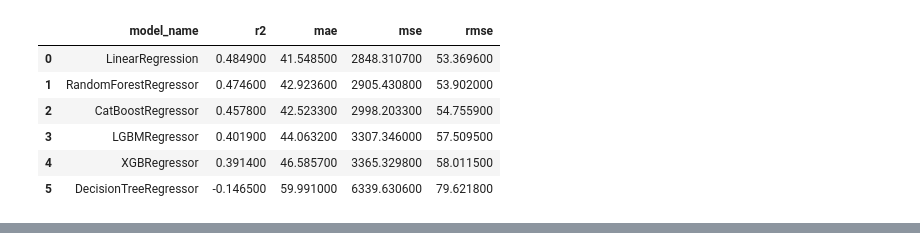
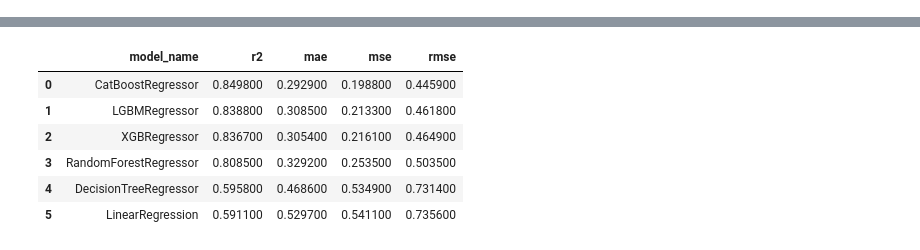
Before and after one commit to ozguraslank/flexml, a Jupyter notebook: notebooks/regression_experiment.ipynb, the cells around one changed output, grey strips where cells are left out. Drawn from its saved outputs; the diff is of its cells as text; code cells hidden in the pictures.

```diff
--- a/notebooks/regression_experiment.ipynb
+++ b/notebooks/regression_experiment.ipynb
@@ -57,10 +38,0 @@ INFO | 2024-08-16 00:25:20 | [PROCESS] Model training is finished!
-# %%
-reg_exp.show_model_stats()
-# %% [output]
-|  | model_name | r2 | mae | mse | rmse |
-| 0 | LinearRegression | 0.484900 | 41.548500 | 2848.310700 | 53.369600 |
-| 1 | RandomForestRegressor | 0.474600 | 42.923600 | 2905.430800 | 53.902000 |
-| 2 | CatBoostRegressor | 0.457800 | 42.523300 | 2998.203300 | 54.755900 |
-| 3 | LGBMRegressor | 0.401900 | 44.063200 | 3307.346000 | 57.509500 |
-| 4 | XGBRegressor | 0.391400 | 46.585700 | 3365.329800 | 58.011500 |
-| 5 | DecisionTreeRegressor | -0.146500 | 59.991000 | 6339.630600 | 79.621800 |
@@ -68,0 +39,9 @@ best_model = reg_exp.get_best_models()
+# %%
+"""
+* experiment_size: default is quick, quick (uses almost half amount of the available ml models), wide (Uses all available ml models)
+* test_size: default is 0.25
+* eval_metric: default is "r2", other options are "mae", "mse", "rmse"
+"""
+reg_exp = Regression(data=df, target_col="MedHouseVal", experiment_size="quick", test_size=0.25)
+reg_exp.start_experiment(eval_metric="rmse")
+# %% [output]
@@ -68,0 +50,7 @@ best_model = reg_exp.get_best_models()
+|  | model_name | r2 | mae | mse | rmse |
+| 0 | CatBoostRegressor | 0.849800 | 0.292900 | 0.198800 | 0.445900 |
+| 1 | LGBMRegressor | 0.838800 | 0.308500 | 0.213300 | 0.461800 |
+| 2 | XGBRegressor | 0.836700 | 0.305400 | 0.216100 | 0.464900 |
+| 3 | RandomForestRegressor | 0.808500 | 0.329200 | 0.253500 | 0.503500 |
+| 4 | DecisionTreeRegressor | 0.595800 | 0.468600 | 0.534900 | 0.731400 |
+| 5 | LinearRegression | 0.591100 | 0.529700 | 0.541100 | 0.735600 |
```
Also changed, not shown: parts of 18 cells of this notebook, 2 other files.
